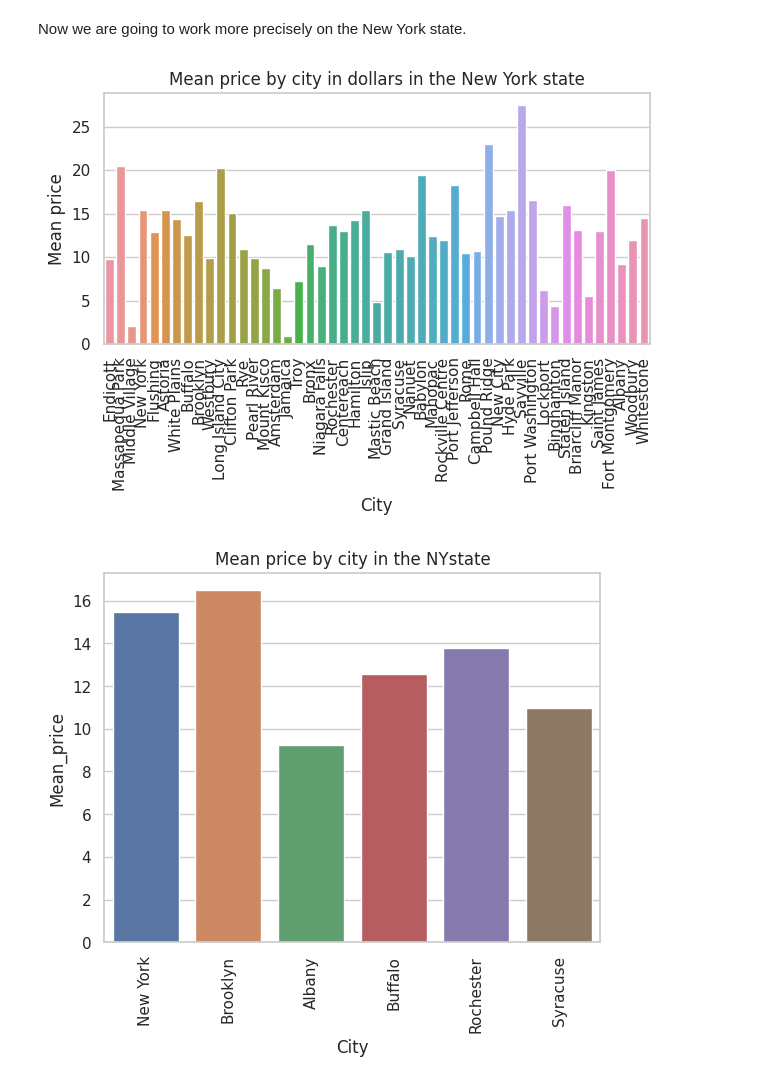
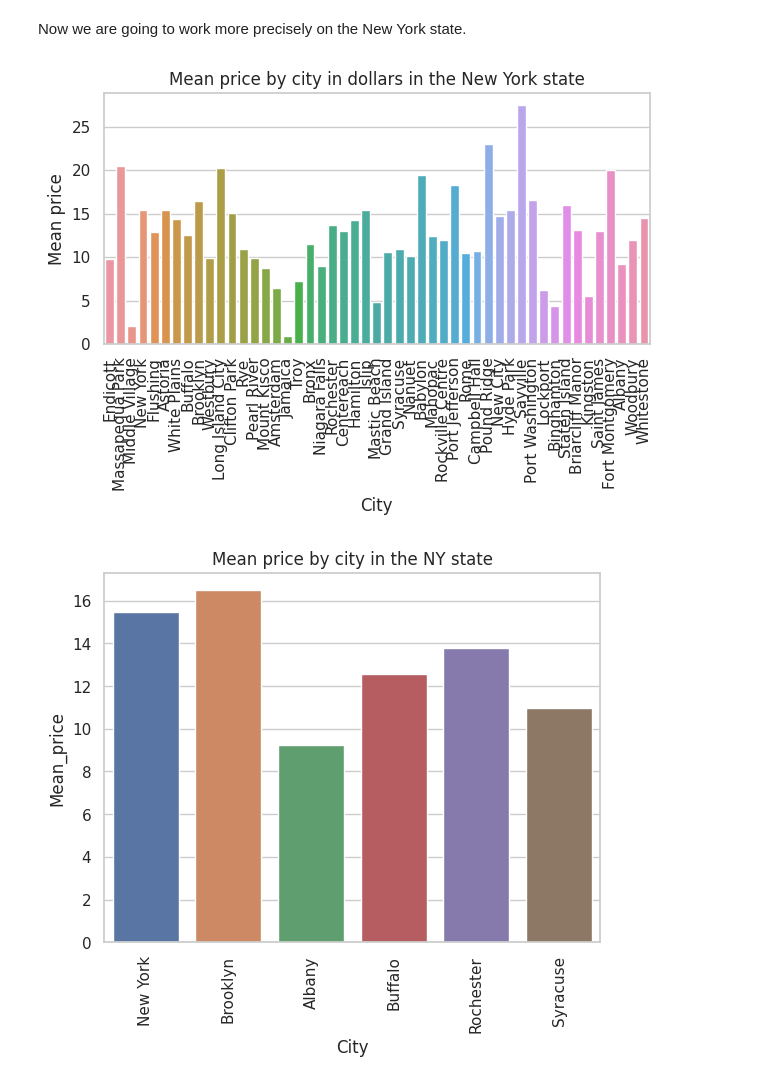
Before and after one commit to com-480-data-visualization/project-2023-viz-exe, a Jupyter notebook: Pizza_index.ipynb, the cells around one changed output. Cells and saved outputs as stored; diff of their text form; code cells hidden in the pictures.

```diff
--- a/Pizza_index.ipynb
+++ b/Pizza_index.ipynb
@@ -512,11 +514,13 @@ def pizza_state_cities(city, initiales, plot:bool):
         sns.barplot(x='city', y='mean_price', data=pizza_cities, errorbar=None)
         plt.xlabel('City')
         plt.ylabel('Mean_price')
-        plt.title('Mean price by city in the ' + initiales + 'state')
+        plt.title('Mean price by city in the ' + initiales + ' state')
         plt.xticks(rotation=90)  # rotate x-axis labels by 90 degrees
         plt.show()
+
+    return pizza_cities
 # %%
-pizza_state_cities('New York', 'NY', True)
+pizza_cities_NY = pizza_state_cities('New York', 'NY', True)
 # %% [output]
 [figure]
-[figure, old version]
+[figure, new version]
```
Also changed, not shown: parts of 21 cells of this notebook, 1 other file.
